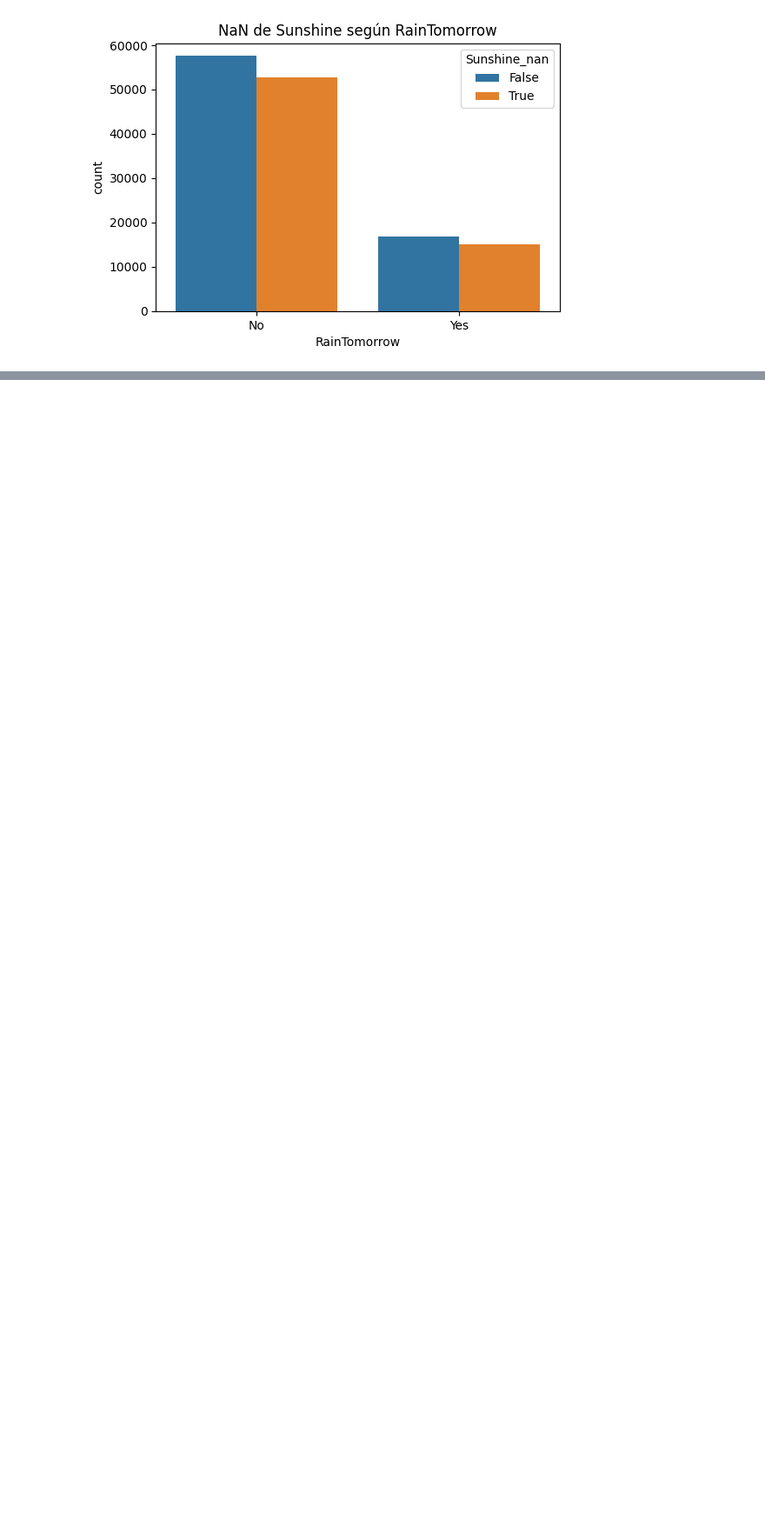
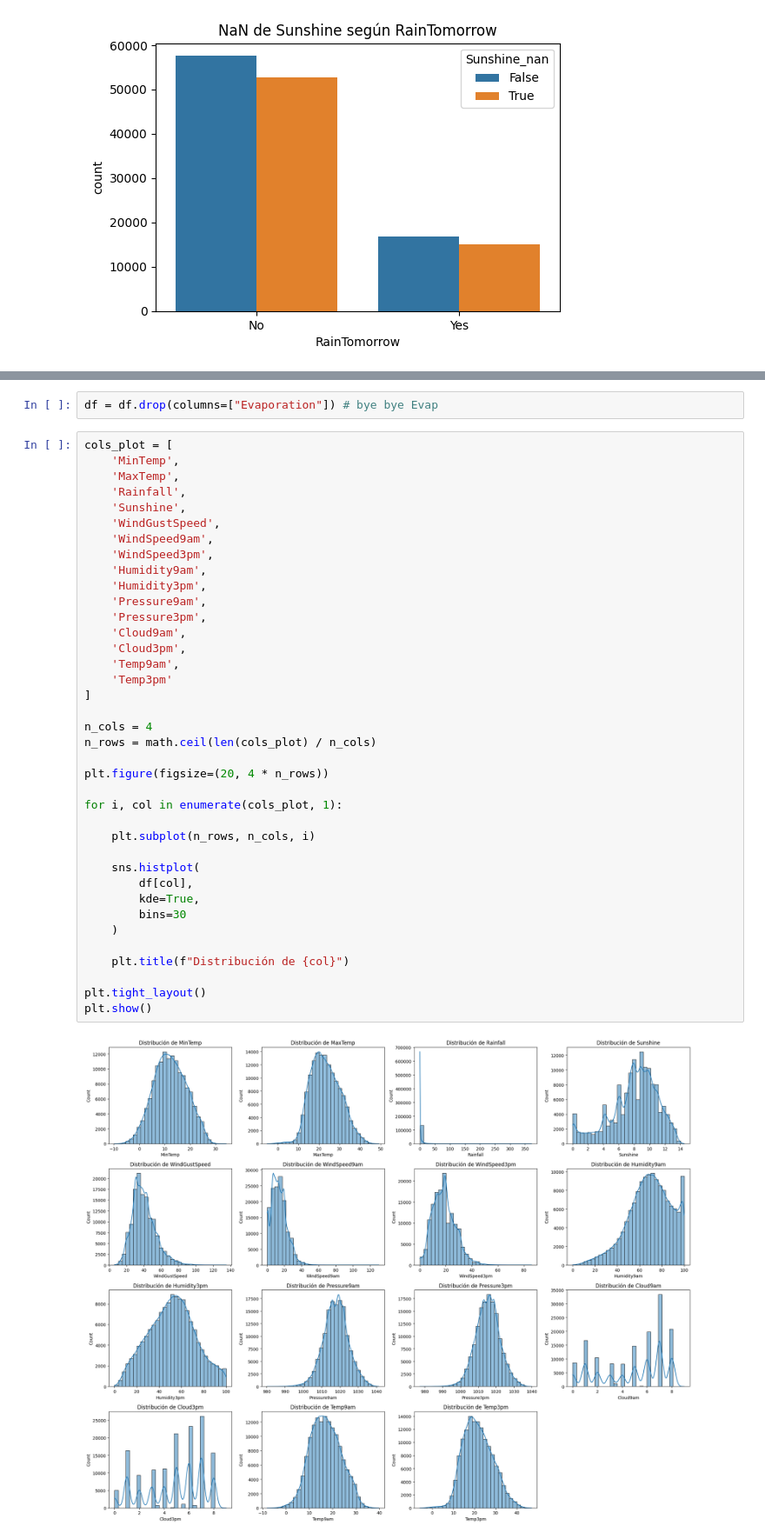
Before and after one commit to SebMun33/AA1-TUIA-Munoz-Onyskiw-Calenta, a Jupyter notebook: Trabajo_2_MOC.ipynb, the cells around one changed output, grey strips where cells are left out. Shown at 87% size. Saved outputs shown, nothing was run; the diff lists cells and outputs as text; blank space fills up the shorter version.

```diff
--- a/Trabajo_2_MOC.ipynb
+++ b/Trabajo_2_MOC.ipynb
@@ -548,0 +816,42 @@ plt.show()
+# %%
+df = df.drop(columns=["Evaporation"]) # bye bye Evap
+# %%
+cols_plot = [
+    'MinTemp',
+    'MaxTemp',
+    'Rainfall',
+    'Sunshine',
+    'WindGustSpeed',
+    'WindSpeed9am',
+    'WindSpeed3pm',
+    'Humidity9am',
+    'Humidity3pm',
+    'Pressure9am',
+    'Pressure3pm',
+    'Cloud9am',
+    'Cloud3pm',
+    'Temp9am',
+    'Temp3pm'
+]
+
+n_cols = 4
+n_rows = math.ceil(len(cols_plot) / n_cols)
+
+plt.figure(figsize=(20, 4 * n_rows))
+
+for i, col in enumerate(cols_plot, 1):
+
+    plt.subplot(n_rows, n_cols, i)
+
+    sns.histplot(
+        df[col],
+        kde=True,
+        bins=30
+    )
+
+    plt.title(f"Distribución de {col}")
+
+plt.tight_layout()
+plt.show()
+# %% [output]
+[figure, added]
```
Also changed, not shown: parts of 18 cells of this notebook.
